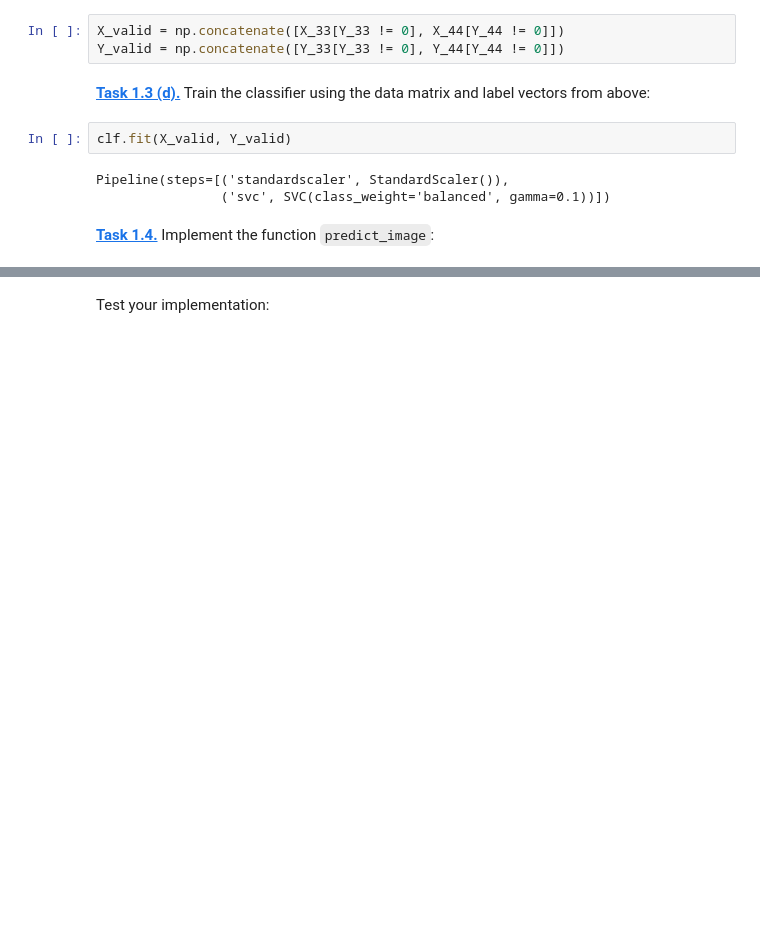
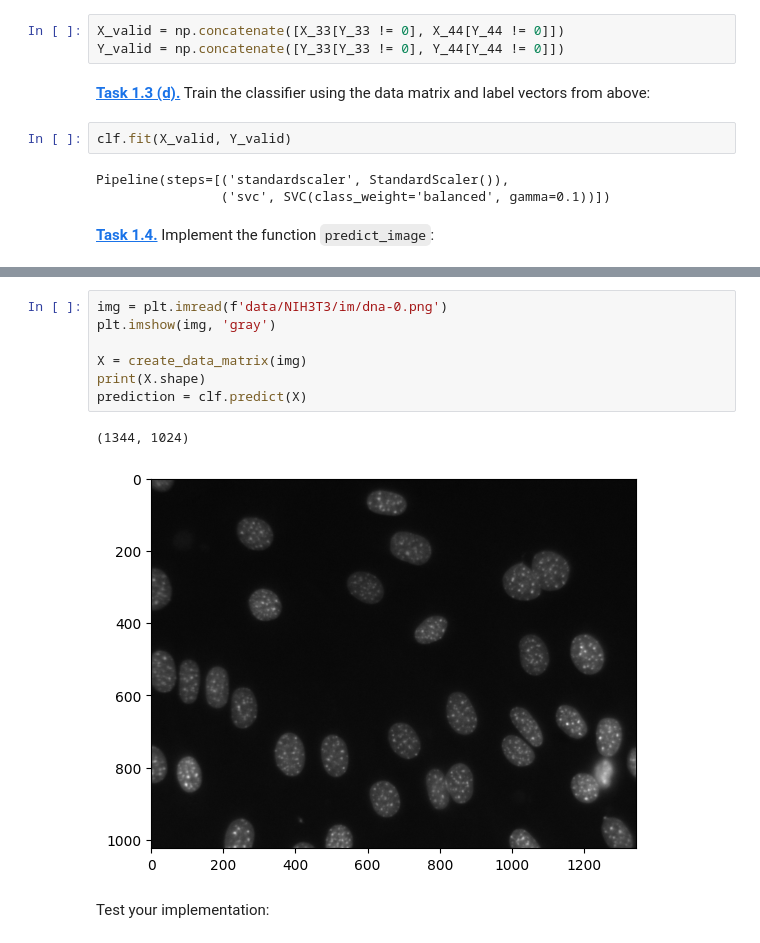
Before and after one commit to leventetn/mobi-fs5-python, a Jupyter notebook: svm_segm.ipynb, the cells around one changed output, grey strips where cells are left out. Saved outputs shown, nothing was run; the diff lists cells and outputs as text; blank space fills up the shorter version.

```diff
--- a/svm_segm.ipynb
+++ b/svm_segm.ipynb
@@ -125,3 +144,13 @@ perdiction = clf.predict(X)
+# %%
+img = plt.imread(f'data/NIH3T3/im/dna-0.png')
+plt.imshow(img, 'gray')
+
+X = create_data_matrix(img)
+print(X.shape)
+prediction = clf.predict(X)
+# %% [output]
+(1344, 1024)
+[figure, added]
 # %% [markdown]
 Test your implementation:
 # %%
```
Also changed, not shown: parts of 6 cells of this notebook.
